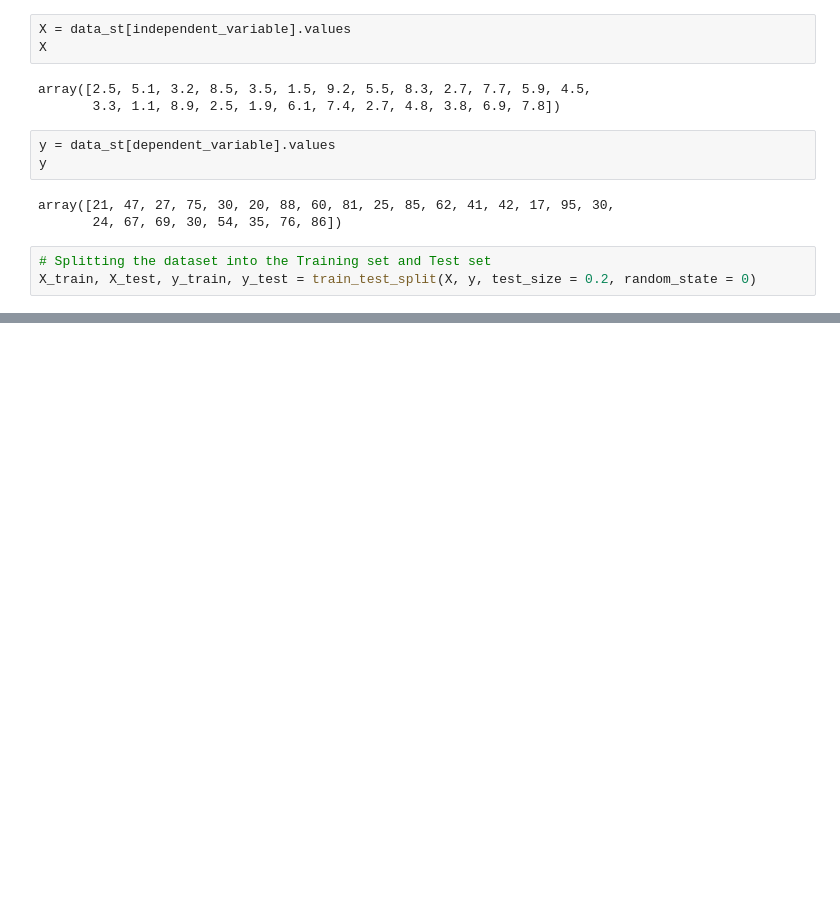
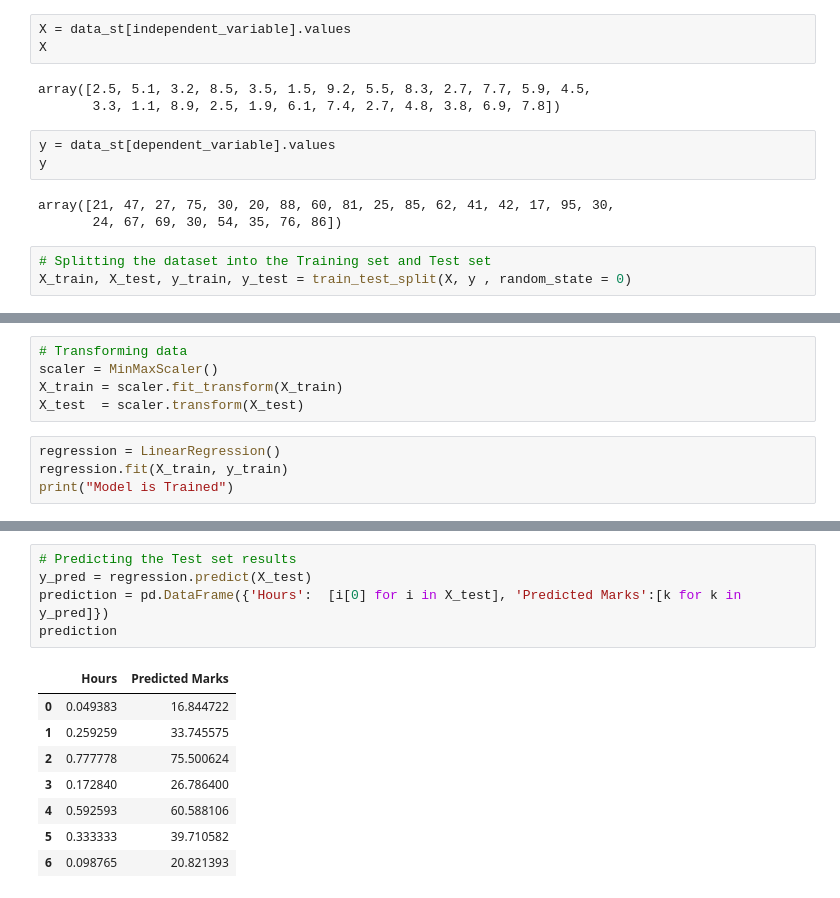
Before and after one commit to akriti0998/The-Sparks-Foundation-task, a Jupyter notebook: Task__1_Prediction_using_Supervised_ML.ipynb, the cells around one changed output, grey strips where cells are left out. Saved outputs shown, nothing was run; the diff lists cells and outputs as text; blank space fills up the shorter version.

```diff
--- a/Task__1_Prediction_using_Supervised_ML.ipynb
+++ b/Task__1_Prediction_using_Supervised_ML.ipynb
@@ -142,5 +144,5 @@ array([21, 47, 27, 75, 30, 20, 88, 60, 81, 25, 85, 62, 41, 42, 17, 95, 30,
        24, 67, 69, 30, 54, 35, 76, 86])
 # %%
 # Splitting the dataset into the Training set and Test set
-X_train, X_test, y_train, y_test = train_test_split(X, y, test_size = 0.2, random_state = 0)
+X_train, X_test, y_train, y_test = train_test_split(X, y , random_state = 0)
 # %%
@@ -173,0 +152,9 @@ array([21, 47, 27, 75, 30, 20, 88, 60, 81, 25, 85, 62, 41, 42, 17, 95, 30,
+# %%
+# Transforming data
+scaler = MinMaxScaler()
+X_train = scaler.fit_transform(X_train)
+X_test  = scaler.transform(X_test)
+# %%
+regression = LinearRegression()
+regression.fit(X_train, y_train)
+print("Model is Trained")
@@ -173,0 +181,14 @@ array([21, 47, 27, 75, 30, 20, 88, 60, 81, 25, 85, 62, 41, 42, 17, 95, 30,
+# %%
+# Predicting the Test set results
+y_pred = regression.predict(X_test)
+prediction = pd.DataFrame({'Hours':  [i[0] for i in X_test], 'Predicted Marks':[k for k in y_pred]})
+prediction
+# %% [output]
+|  | Hours | Predicted Marks |
+| 0 | 0.049383 | 16.844722 |
+| 1 | 0.259259 | 33.745575 |
+| 2 | 0.777778 | 75.500624 |
+| 3 | 0.172840 | 26.786400 |
+| 4 | 0.592593 | 60.588106 |
+| 5 | 0.333333 | 39.710582 |
+| 6 | 0.098765 | 20.821393 |
```
Also changed, not shown: parts of 8 cells of this notebook.
